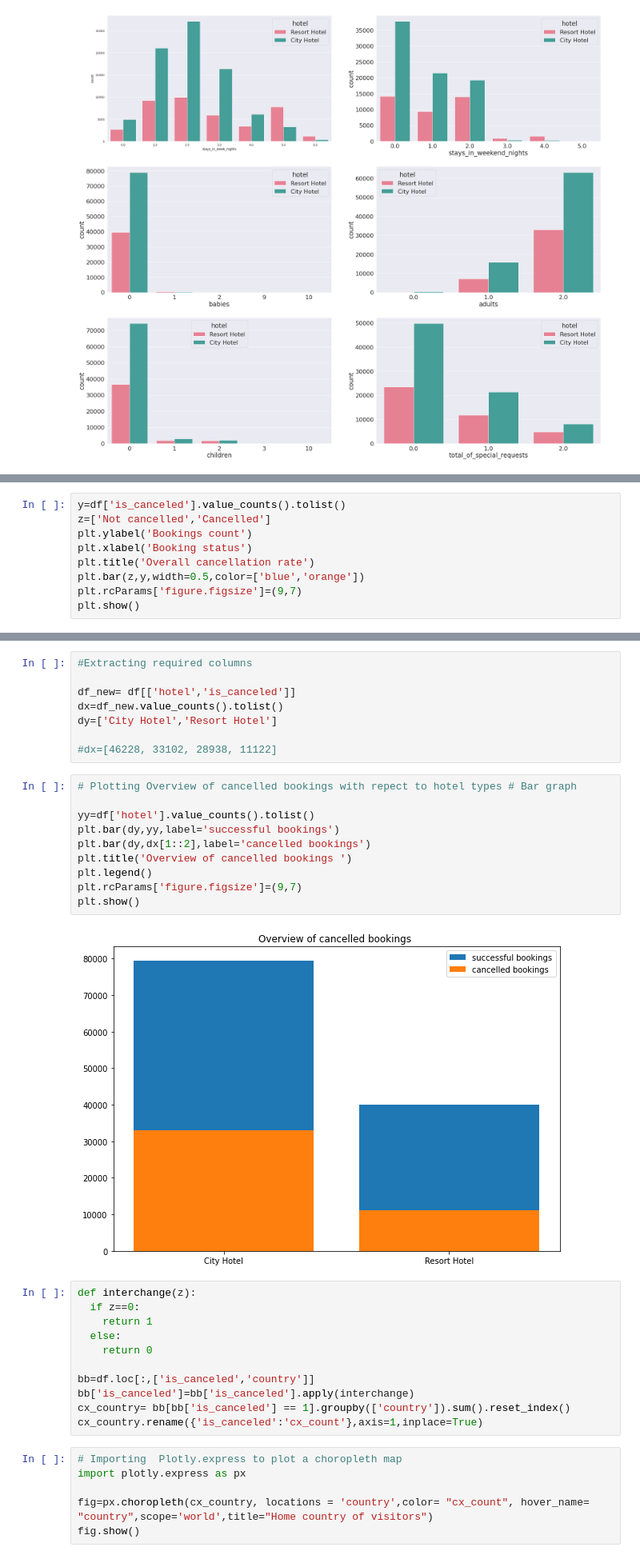
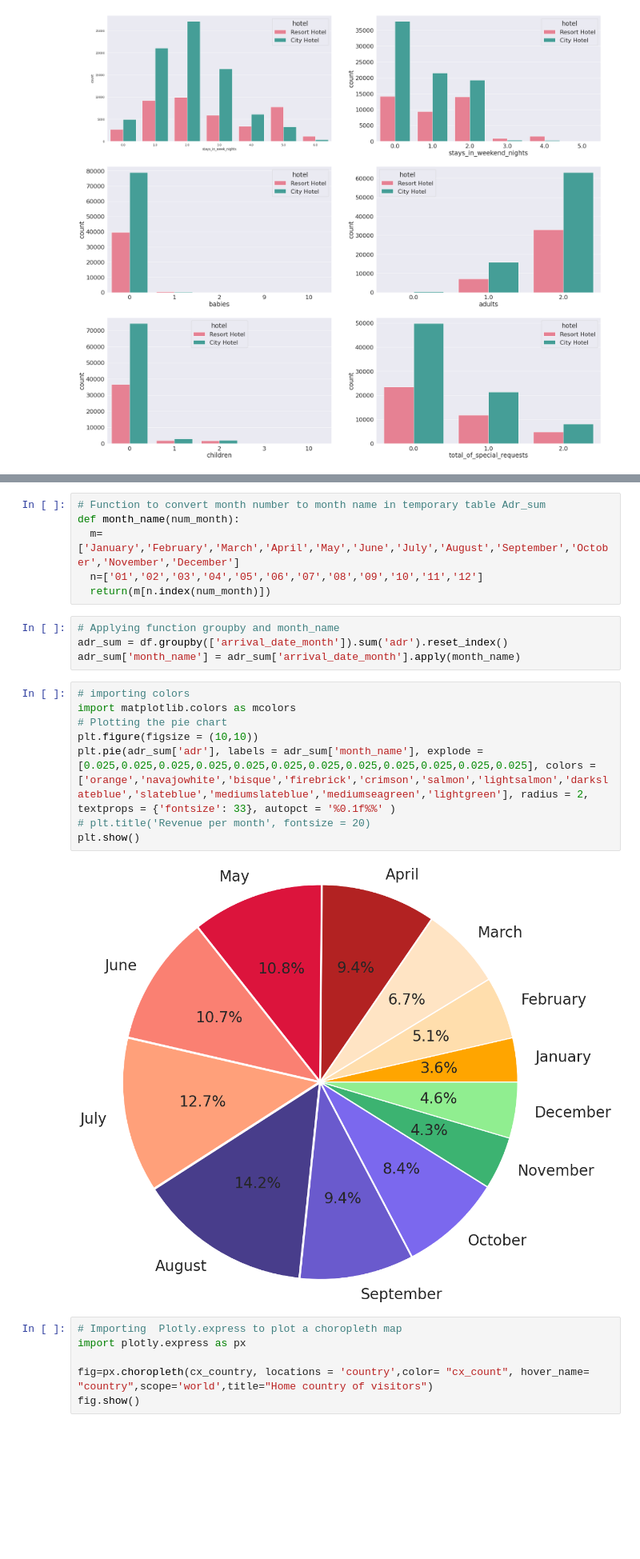
Before and after one commit to Sriharish19/EDA-Hotel-Booking-Capstone-Project-1, a Jupyter notebook: SH_Hotel_Booking_Capstone_Project.ipynb, the cells around one changed output, grey strips where cells are left out. Shown at 80% size. Drawn from its saved outputs; the diff is of its cells as text; blank space fills up the shorter version.

```diff
--- a/SH_Hotel_Booking_Capstone_Project.ipynb
+++ b/SH_Hotel_Booking_Capstone_Project.ipynb
@@ -257,9 +275,0 @@ plt.show()
-# %%
-y=df['is_canceled'].value_counts().tolist()
-z=['Not cancelled','Cancelled']
-plt.ylabel('Bookings count')
-plt.xlabel('Booking status')
-plt.title('Overall cancellation rate')
-plt.bar(z,y,width=0.5,color=['blue','orange'])
-plt.rcParams['figure.figsize']=(9,7)
-plt.show()
@@ -275,34 +276,23 @@ plt.show()
-# %%
-#Extracting required columns
-
-df_new= df[['hotel','is_canceled']]
-dx=df_new.value_counts().tolist()
-dy=['City Hotel','Resort Hotel']
-
-#dx=[46228, 33102, 28938, 11122]
-# %%
-# Plotting Overview of cancelled bookings with repect to hotel types # Bar graph
-
-yy=df['hotel'].value_counts().tolist()
-plt.bar(dy,yy,label='successful bookings')
-plt.bar(dy,dx[1::2],label='cancelled bookings')
-plt.title('Overview of cancelled bookings ')
-plt.legend()
-plt.rcParams['figure.figsize']=(9,7)
-plt.show()
-# %% [output]
-[figure, removed]
-# %%
-def interchange(z):
-  if z==0:
-    return 1
-  else:
-    return 0
-
-bb=df.loc[:,['is_canceled','country']]
-bb['is_canceled']=bb['is_canceled'].apply(interchange)
-cx_country= bb[bb['is_canceled'] == 1].groupby(['country']).sum().reset_index()
-cx_country.rename({'is_canceled':'cx_count'},axis=1,inplace=True)
+# %%
+# Function to convert month number to month name in temporary table Adr_sum
+def month_name(num_month):
+  m=['January','February','March','April','May','June','July','August','September','October','November','December']
+  n=['01','02','03','04','05','06','07','08','09','10','11','12']
+  return(m[n.index(num_month)])
+# %%
+# Applying function groupby and month_name
+adr_sum = df.groupby(['arrival_date_month']).sum('adr').reset_index()
+adr_sum['month_name'] = adr_sum['arrival_date_month'].apply(month_name)
+# %%
+# importing colors
+import matplotlib.colors as mcolors
+# Plotting the pie chart
+plt.figure(figsize = (10,10))
+plt.pie(adr_sum['adr'], labels = adr_sum['month_name'], explode = [0.025,0.025,0.025,0.025,0.025,0.025,0.025,0.025,0.025,0.025,0.025,0.025], colors = ['orange','navajowhite','bisque','firebrick','crimson','salmon','lightsalmon','darkslateblue','slateblue','mediumslateblue','mediumseagreen','lightgreen'], radius = 2, textprops = {'fontsize': 33}, autopct = '%0.1f%%' )
+# plt.title('Revenue per month', fontsize = 20)
+plt.show()
+# %% [output]
+[figure, added]
 # %%
 # Importing  Plotly.express to plot a choropleth map
 import plotly.express as px
```
Also changed, not shown: parts of 7 cells of this notebook.
